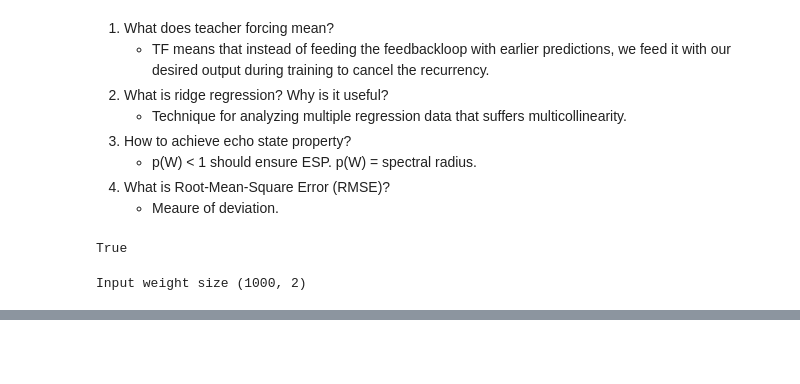
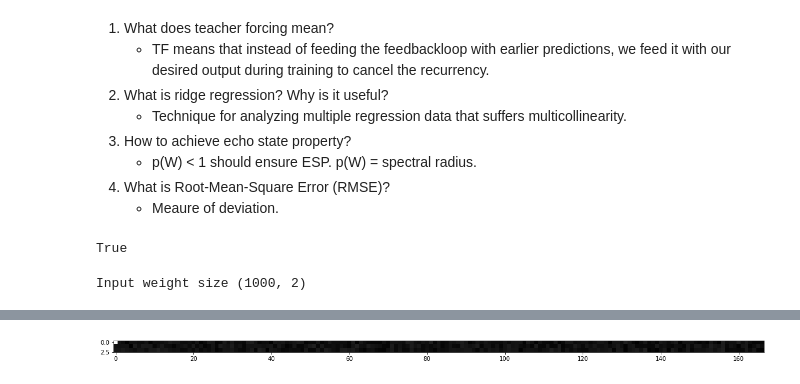
Before and after one commit to maxlengdell/D7041E, a Jupyter notebook: Labs/Lab3.ipynb, the cells around one changed output, grey strips where cells are left out. Cells and saved outputs as stored; diff of their text form; code cells hidden in the pictures; blank space fills up the shorter version.

```diff
--- a/Labs/Lab3.ipynb
+++ b/Labs/Lab3.ipynb
@@ -120,0 +209,4 @@ for i in range(1000,2999):
+# %%
+plot_weight_matrix(weight_out, shape=[3,167])
+# %% [output]
+[figure, added]
```
Also changed, not shown: parts of 7 cells of this notebook.
